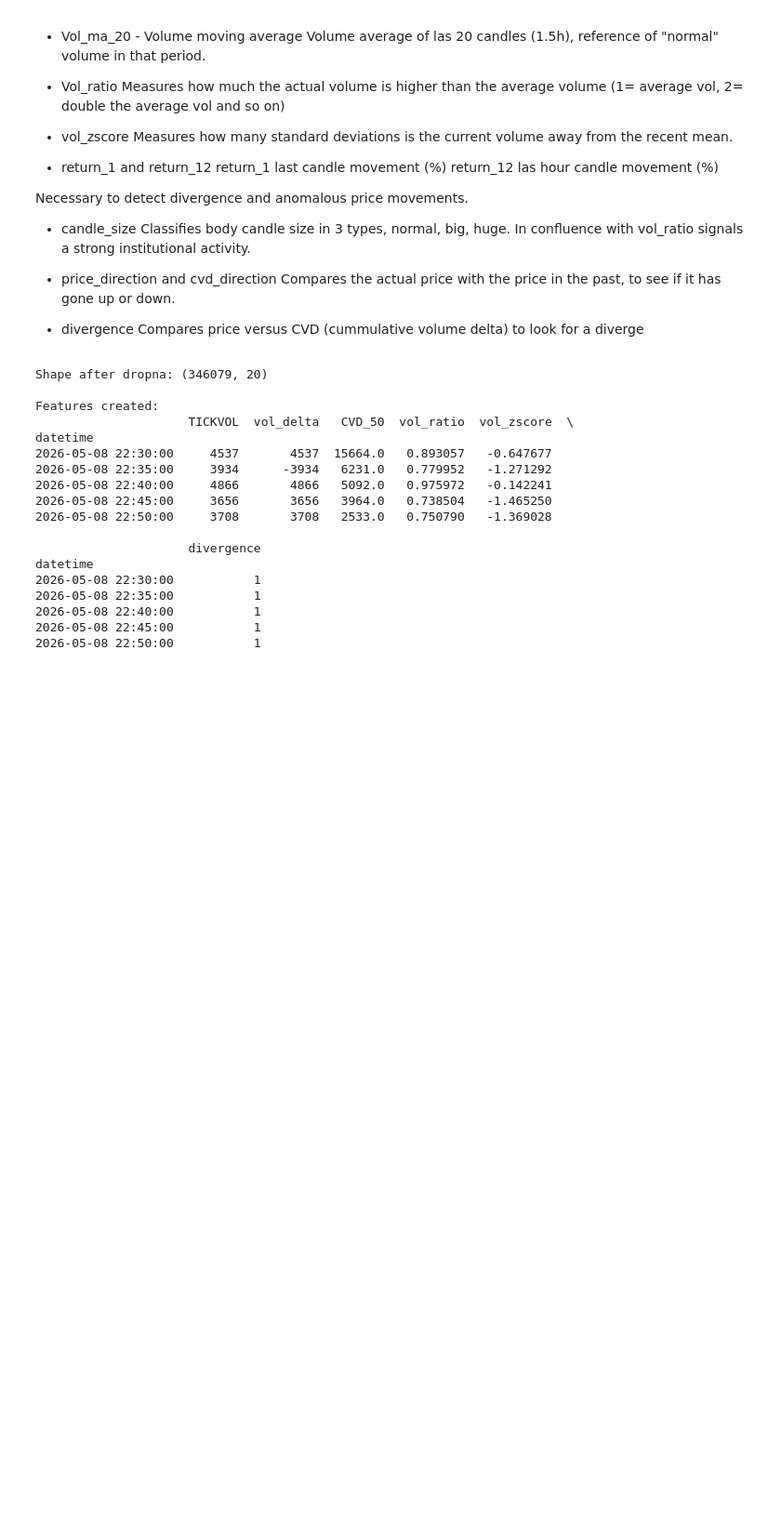
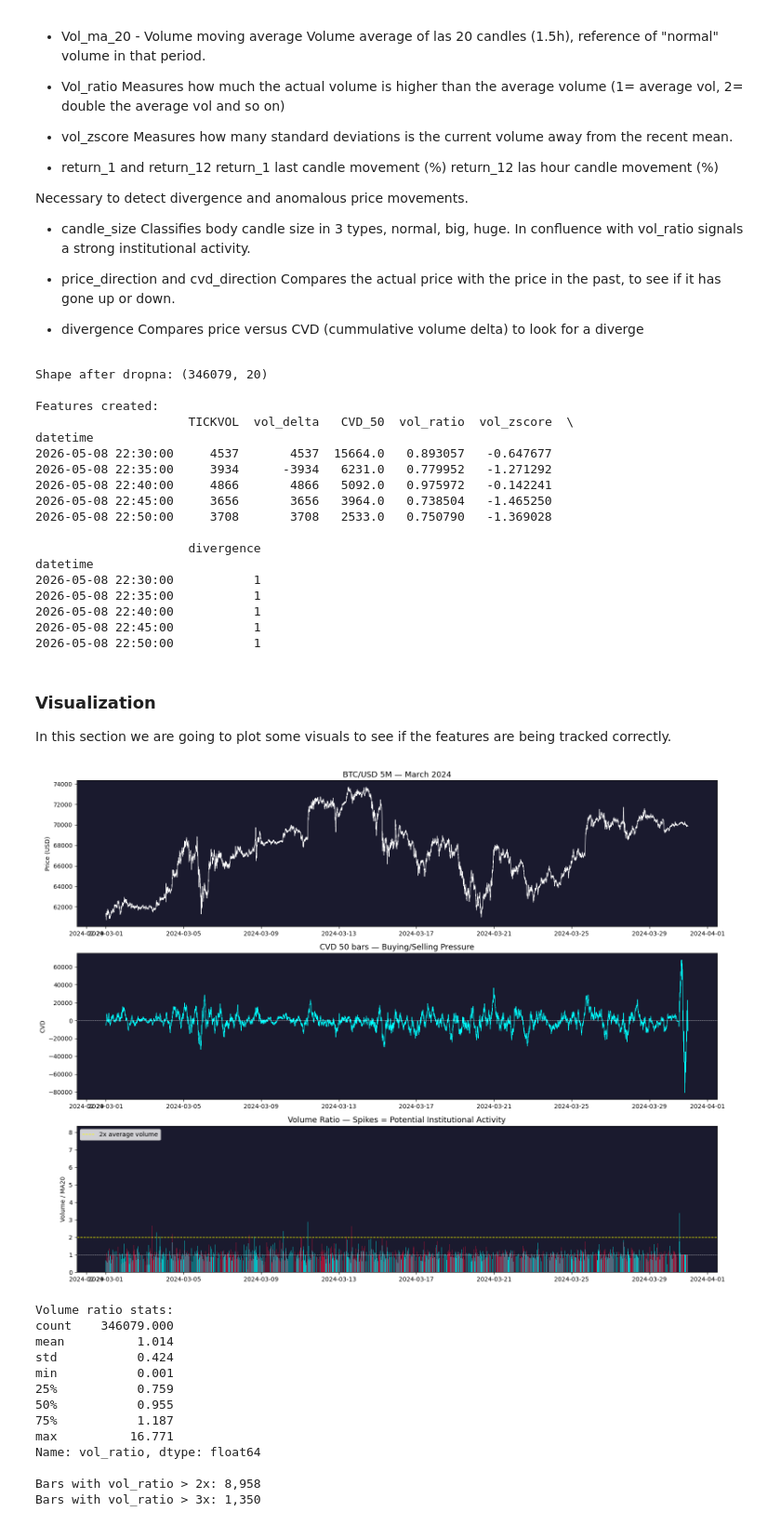
Before and after one commit to mad52XD/volume-anomaly-detector, a Jupyter notebook: notebooks/01_feature_engineering.ipynb, the cells around one changed output. Shown at 93% size. Cells and saved outputs as stored; diff of their text form; code cells hidden in the pictures; blank space fills up the shorter version.

```diff
--- a/notebooks/01_feature_engineering.ipynb
+++ b/notebooks/01_feature_engineering.ipynb
@@ -144,3 +144,65 @@ datetime
 2026-05-08 22:40:00           1
 2026-05-08 22:45:00           1
 2026-05-08 22:50:00           1
+# %% [markdown]
+### Visualization
+
+In this section we are going to plot some visuals to see if the features are being tracked correctly.
+# %%
+# Zoom — Marzo 2024 ATH period
+mask = (df_clean.index >= '2024-03-01') & (df_clean.index <= '2024-03-31')
+df_zoom = df_clean[mask].copy()
+
+fig, axes = plt.subplots(3, 1, figsize=(16, 12))
+
+# Price
+axes[0].plot(df_zoom.index, df_zoom['CLOSE'],
+             color='white', linewidth=0.8)
+axes[0].set_facecolor('#1a1a2e')
+axes[0].set_title('BTC/USD 5M — March 2024', fontsize=13)
+axes[0].set_ylabel('Price (USD)')
+
+# CVD 50
+axes[1].plot(df_zoom.index, df_zoom['CVD_50'],
+             color='cyan', linewidth=0.8)
+axes[1].axhline(y=0, color='white', linewidth=0.5, linestyle='--')
+axes[1].set_facecolor('#1a1a2e')
+axes[1].set_title('CVD 50 bars — Buying/Selling Pressure', fontsize=13)
+axes[1].set_ylabel('CVD')
+
+# Volume ratio
+axes[2].bar(df_zoom.index, df_zoom['vol_ratio'],
+            color=np.where(df_zoom['vol_delta'] > 0, 'cyan', 'crimson'),
+            alpha=0.7, width=0.003)
+axes[2].axhline(y=1, color='white', linewidth=0.5, linestyle='--')
+axes[2].axhline(y=2, color='yellow', linewidth=1,
+                linestyle='--', label='2x average volume')
+axes[2].set_facecolor('#1a1a2e')
+axes[2].set_title('Volume Ratio — Spikes = Potential Institutional Activity', fontsize=13)
+axes[2].set_ylabel('Volume / MA20')
+axes[2].legend()
+
+plt.tight_layout()
+plt.savefig('../data/cvd_visualization.png', dpi=150, bbox_inches='tight')
+plt.show()
+
+# Stats
+print("Volume ratio stats:")
+print(df_clean['vol_ratio'].describe().round(3))
+print(f"\nBars with vol_ratio > 2x: {(df_clean['vol_ratio'] > 2).sum():,}")
+print(f"Bars with vol_ratio > 3x: {(df_clean['vol_ratio'] > 3).sum():,}")
+# %% [output]
+[figure, added]
+Volume ratio stats:
+count    346079.000
+mean          1.014
+std           0.424
+min           0.001
+25%           0.759
+50%           0.955
+75%           1.187
+max          16.771
+Name: vol_ratio, dtype: float64
+
+Bars with vol_ratio > 2x: 8,958
+Bars with vol_ratio > 3x: 1,350
```
Also changed, not shown: parts of 3 cells of this notebook, 1 other file.
